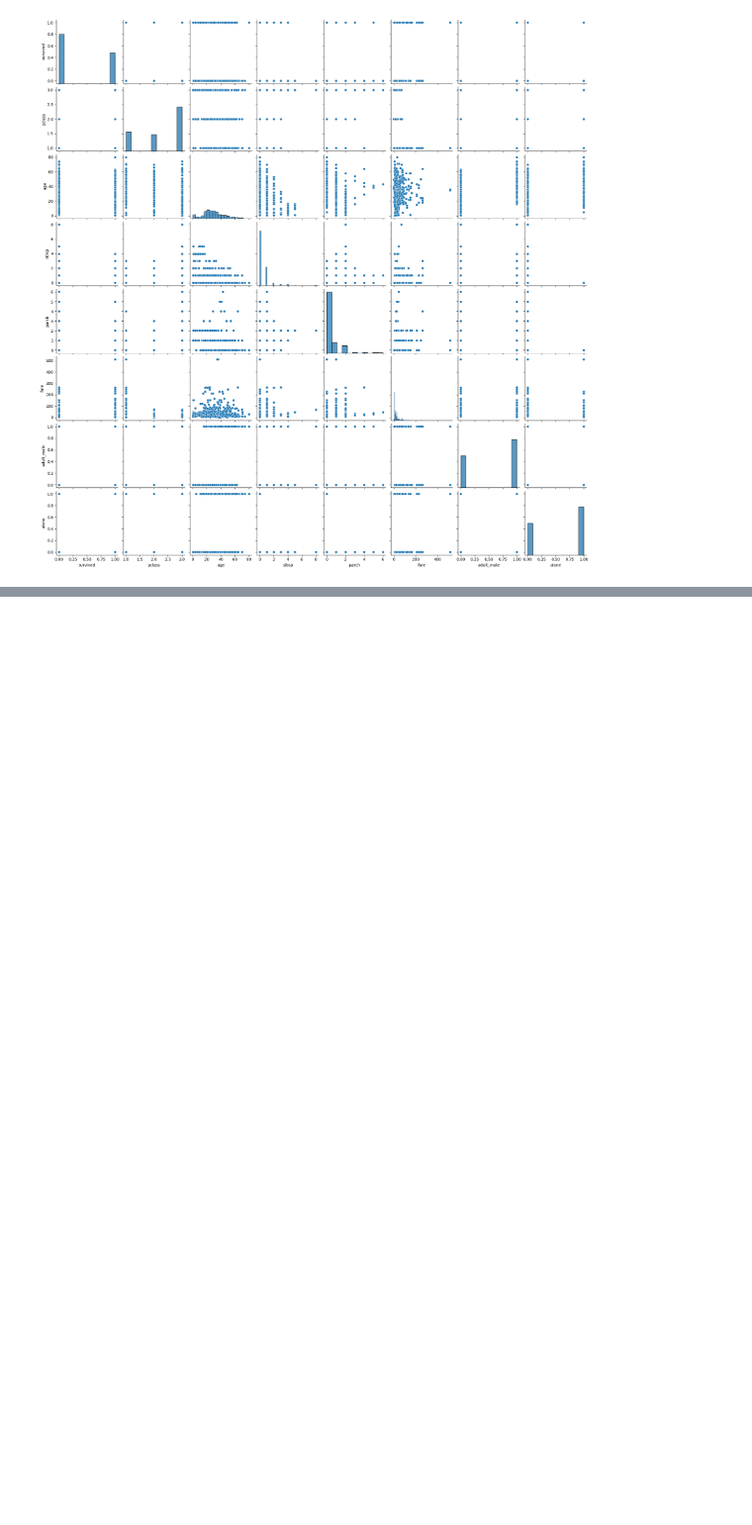
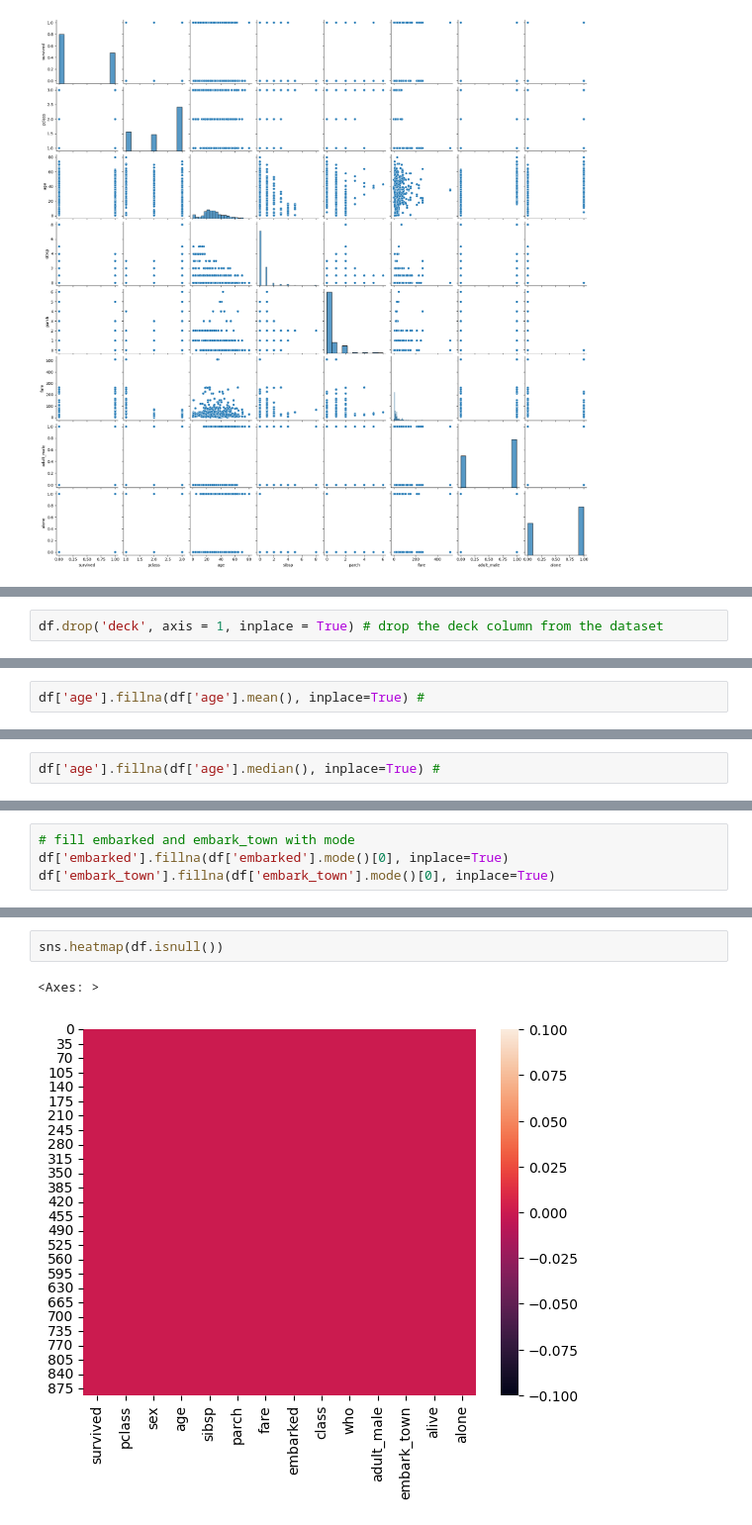
Before and after one commit to tariq-ahmed/Data-Science-AI-with-Codanics, a Jupyter notebook: EDA/EDA_analysis.ipynb, the cells around one changed output, grey strips where cells are left out. Shown at 99% size. Cells and saved outputs as stored; diff of their text form; blank space fills up the shorter version.

```diff
--- a/EDA/EDA_analysis.ipynb
+++ b/EDA/EDA_analysis.ipynb
@@ -315,0 +405,2 @@ sns.pairplot(df) # pairplot of the dataset using seaborn library
+# %%
+df.drop('deck', axis = 1, inplace = True) # drop the deck column from the dataset
@@ -315,0 +462,2 @@ sns.pairplot(df) # pairplot of the dataset using seaborn library
+# %%
+df['age'].fillna(df['age'].mean(), inplace=True) #
@@ -315,0 +482,2 @@ sns.pairplot(df) # pairplot of the dataset using seaborn library
+# %%
+df['age'].fillna(df['age'].median(), inplace=True) #
@@ -315,0 +486,4 @@ sns.pairplot(df) # pairplot of the dataset using seaborn library
+# %%
+# fill embarked and embark_town with mode
+df['embarked'].fillna(df['embarked'].mode()[0], inplace=True)
+df['embark_town'].fillna(df['embark_town'].mode()[0], inplace=True)
@@ -315,0 +508,5 @@ sns.pairplot(df) # pairplot of the dataset using seaborn library
+# %%
+sns.heatmap(df.isnull())
+# %% [output]
+<Axes: >
+[figure, added]
```
Also changed, not shown: parts of 85 cells of this notebook.
